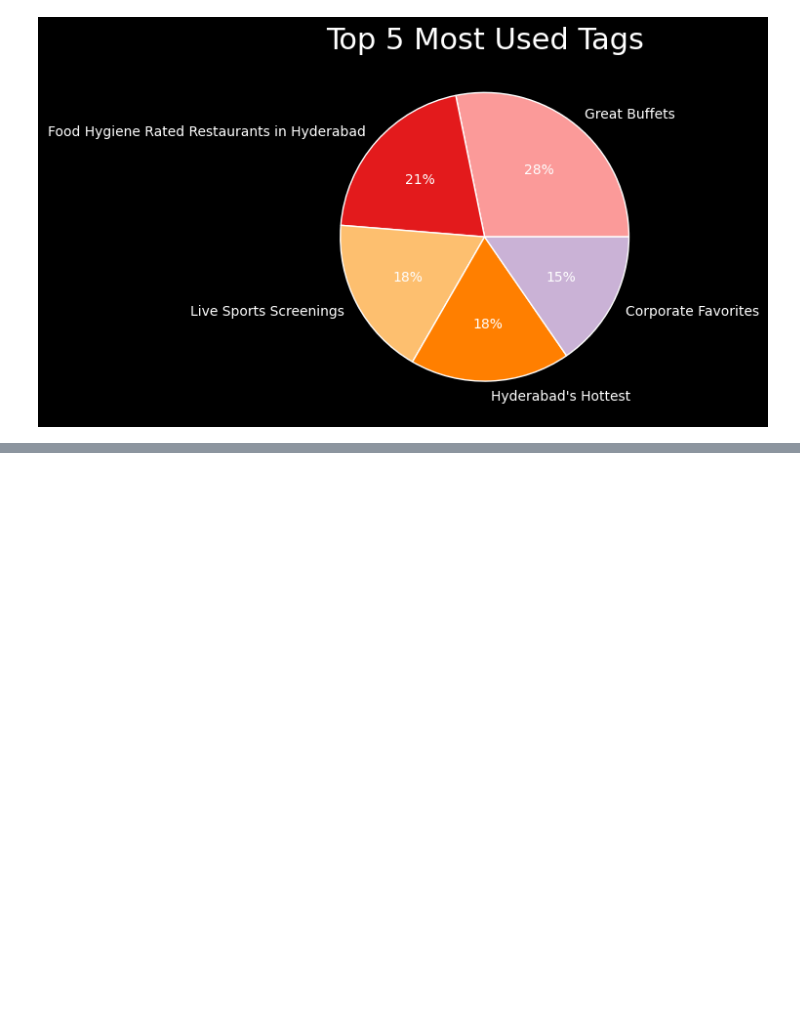
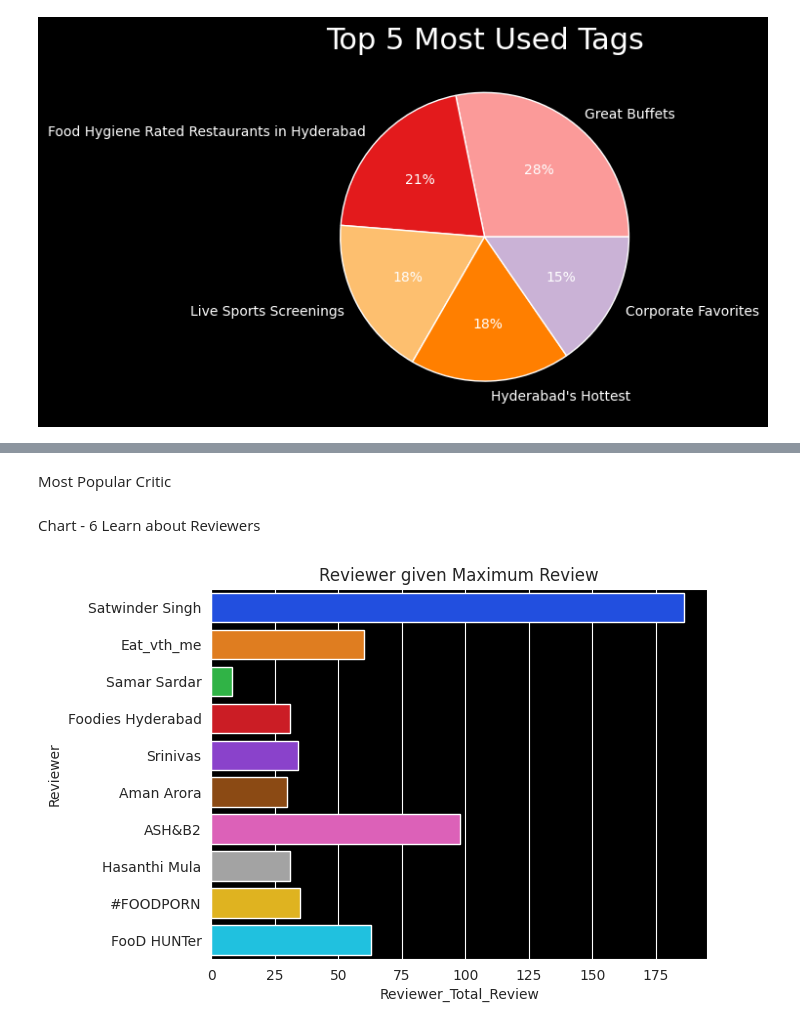
Before and after one commit to pi-mishra/Zomato-Restaurant-Clustering-And-Sentiment-Analysis, a Jupyter notebook: Zomato_Restaurant_Clustering_And_Sentiment_Analysis.ipynb, the cells around one changed output, grey strips where cells are left out. Cells and saved outputs as stored; diff of their text form; code cells hidden in the pictures; blank space fills up the shorter version.

```diff
--- a/Zomato_Restaurant_Clustering_And_Sentiment_Analysis.ipynb
+++ b/Zomato_Restaurant_Clustering_And_Sentiment_Analysis.ipynb
@@ -794,0 +795,21 @@ plt.axis("off");
+# %% [markdown]
+Most Popular Critic
+# %% [markdown]
+Chart - 6 Learn about Reviewers
+# %%
+# Set the background color to black
+sns.set_style('darkgrid')
+
+# Create the barplot
+sns.barplot(data=most_followed_reviewer[:10], x='Reviewer_Total_Review', y='Reviewer', palette='bright')
+
+# Add a title
+plt.title('Reviewer given Maximum Review')
+
+# Set the background color to black
+plt.gca().set_facecolor('black')
+
+# Show the plot
+plt.show()
+# %% [output]
+[figure, added]
```
Also changed, not shown: parts of 4 cells of this notebook.
